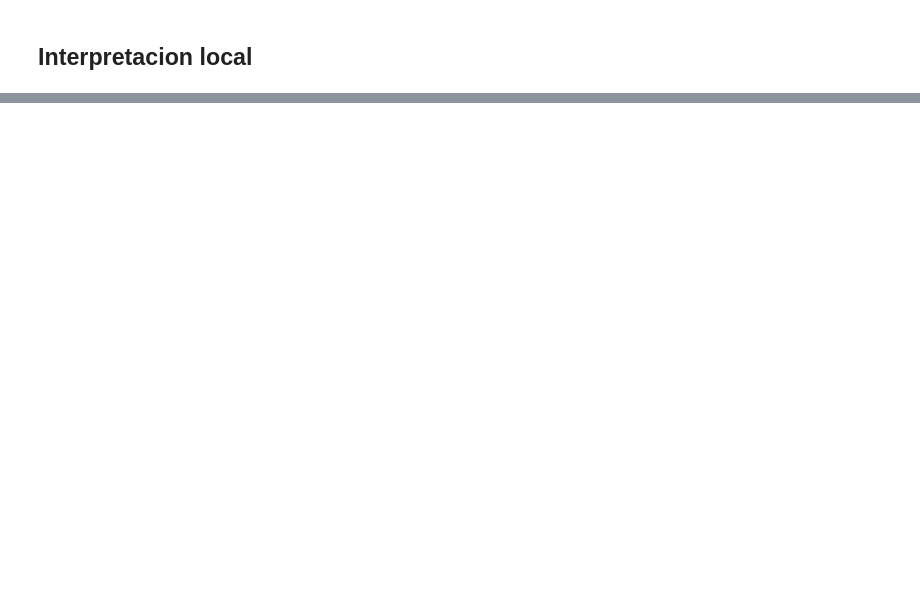
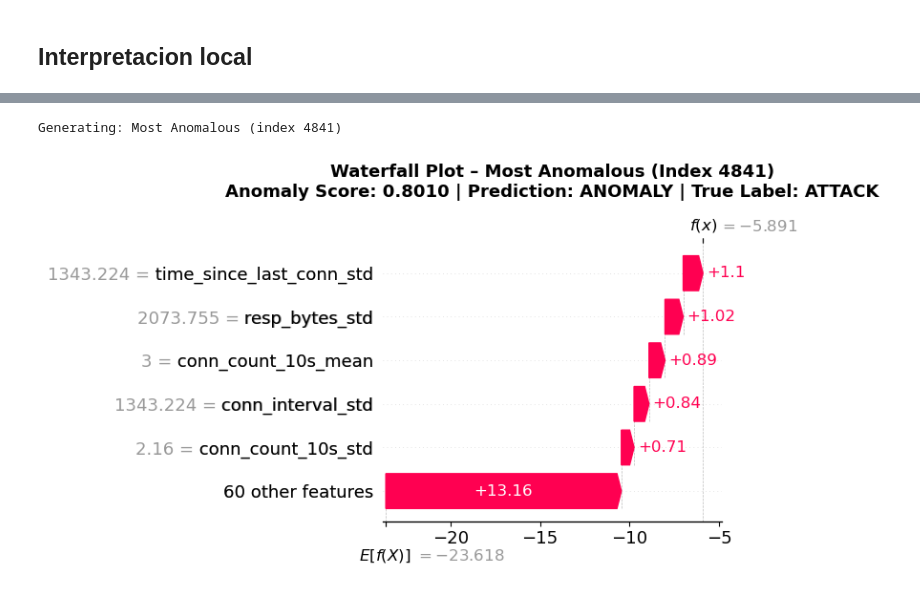
Before and after one commit to Grupo-MACC/ML_for_consul_poisoning, a Jupyter notebook: notebooks/05_explainability_isolation_forest.ipynb, the cells around one changed output, grey strips where cells are left out. Saved outputs shown, nothing was run; the diff lists cells and outputs as text; code cells hidden in the pictures; blank space fills up the shorter version.

```diff
--- a/notebooks/05_explainability_isolation_forest.ipynb
+++ b/notebooks/05_explainability_isolation_forest.ipynb
@@ -425,0 +311,8 @@ for name, idx in instances.items():
+# %%
+# CELDA 2: Most Anomalous Instance
+name = "Most Anomalous"
+idx = instances[name]
+shap_explanations[name] = plot_waterfall_and_explain(name, idx)
+# %% [output]
+Generating: Most Anomalous (index 4841)
+[figure, added]
```
Also changed, not shown: parts of 21 cells of this notebook, 1 other file.
